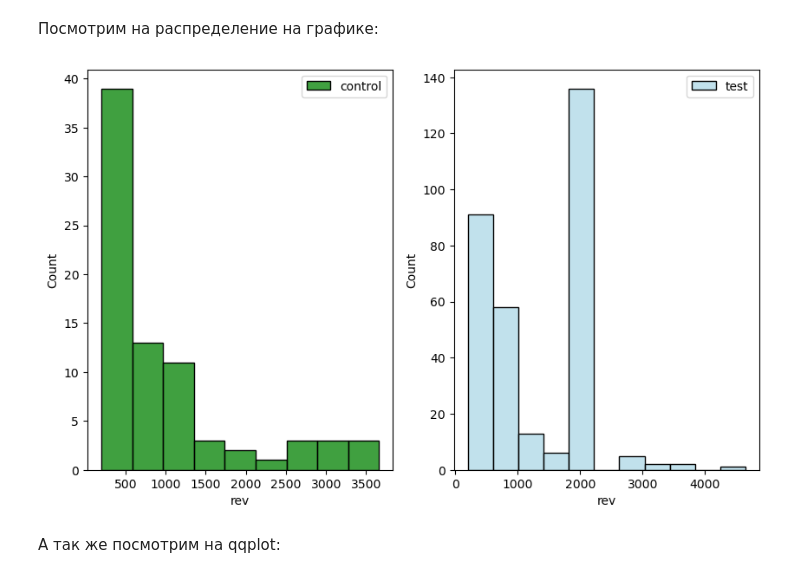
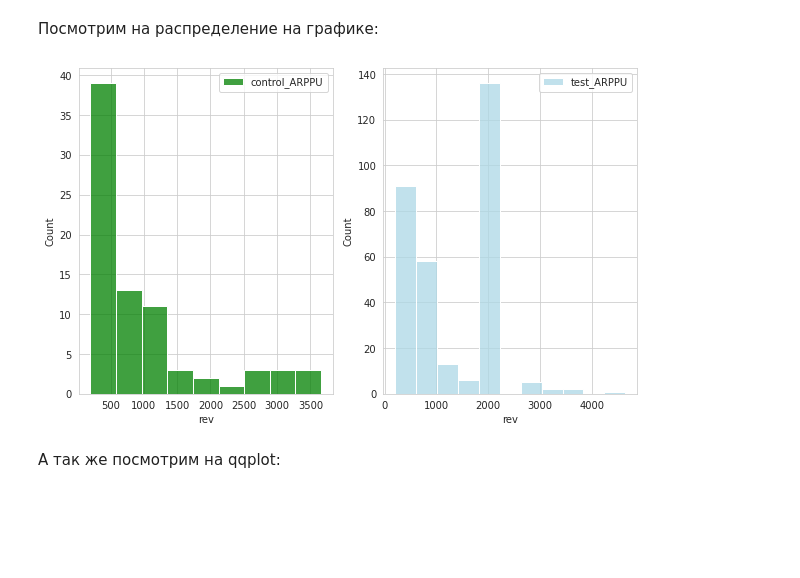
Before and after one commit to EGR91/Final_Project, a Jupyter notebook: Final_Project.ipynb, the cells around one changed output. Saved outputs shown, nothing was run; the diff lists cells and outputs as text; code cells hidden in the pictures; blank space fills up the shorter version.

```diff
--- a/Final_Project.ipynb
+++ b/Final_Project.ipynb
@@ -37,3 +33,8 @@ path4 = 'C:\\Users\\Noblesse\\Desktop\\Jupyter_Projects\\KarpovCourse\\Final_Pro
+# %%
+path1 = '/mnt/HC_Volume_18315164/home-jupyter/jupyter-e-gamesrodriges/fin_project_data/groups.csv'
+path2 = '/mnt/HC_Volume_18315164/home-jupyter/jupyter-e-gamesrodriges/fin_project_data/group_add.csv'
+path3 = '/mnt/HC_Volume_18315164/home-jupyter/jupyter-e-gamesrodriges/fin_project_data/active_studs.csv'
+path4 = '/mnt/HC_Volume_18315164/home-jupyter/jupyter-e-gamesrodriges/fin_project_data/checks.csv'
 # %%
 groups_df       = pd.read_csv(path1, sep=';')
 groups_add_df   = pd.read_csv(path2)
@@ -169,0 +249,19 @@ dtype: int64
+# %%
+sns.set_style("whitegrid")
+
+fig, ((ax1, ax2), (ax3, ax4)) = plt.subplots(2, 2, figsize=(12, 8))
+
+sns.barplot(data=final_metrics_df, x = 'group', y = 'revenue', ax=ax1)
+sns.barplot(data=final_metrics_df, x = 'group', y = 'ARPPU',   ax=ax2)
+sns.barplot(data=final_metrics_df, x = 'group', y = 'CR',      ax=ax3)
+sns.barplot(data=final_metrics_df, x = 'group', y = 'ARPU',    ax=ax4)
+
+ax1.set_ylabel('Revenue')
+ax3.set_ylabel('CR(%)')
+
+ax1.set_xlabel('')
+ax2.set_xlabel('')
+ax3.set_xlabel('')
+ax4.set_xlabel('')
+
+plt.show()
@@ -216,8 +314,8 @@ p-value = 0.48625240457231045
 ### 2. Анализ ARPPU
 Теперь посмотрим на среднюю выручку в каждой группе среди платящих пользователей:
 # %%
-control_ARPPU = full_df.query('grp == "A" & rev > 0').rev
-test_ARPPU = full_df.query('grp == "B" & rev > 0').rev
+control_ARPPU = full_df.query('grp == "Control" & rev > 0').rev
+test_ARPPU = full_df.query('grp == "Test" & rev > 0').rev
 
 print(round(control_ARPPU.mean(), 2))
 print(round(test_ARPPU.mean(), 2))
@@ -246,13 +344,13 @@ NormaltestResult(statistic=6.795662714490353, pvalue=0.033445723194625424)
 Посмотрим на распределение на графике:
 # %%
 fig, (ax1, ax2) = plt.subplots(1, 2, figsize=(10, 6))
-ax1 = sns.histplot(control_ARPPU, ax=ax1, label = 'control', color='green')
-ax2 = sns.histplot(test_ARPPU, ax=ax2, label = 'test', color='lightblue')
+ax1 = sns.histplot(control_ARPPU, ax=ax1, label = 'control_ARPPU', color='green')
+ax2 = sns.histplot(test_ARPPU, ax=ax2, label = 'test_ARPPU', color='lightblue')
 ax1.legend()
 ax2.legend()
 plt.show()
 # %% [output]
-[figure, old version]
+[figure, new version]
 # %% [markdown]
 А так же посмотрим на qqplot:
 # %%
```
Also changed, not shown: parts of 59 cells of this notebook.
